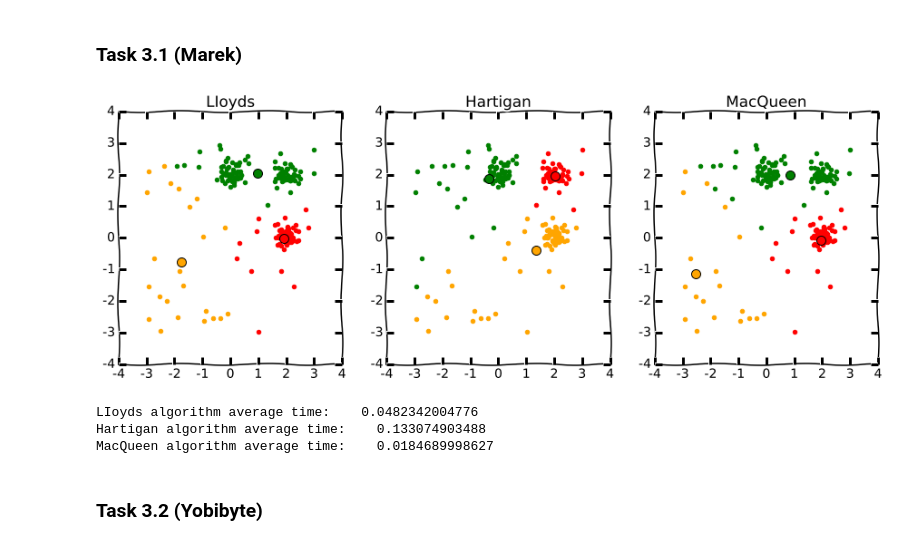
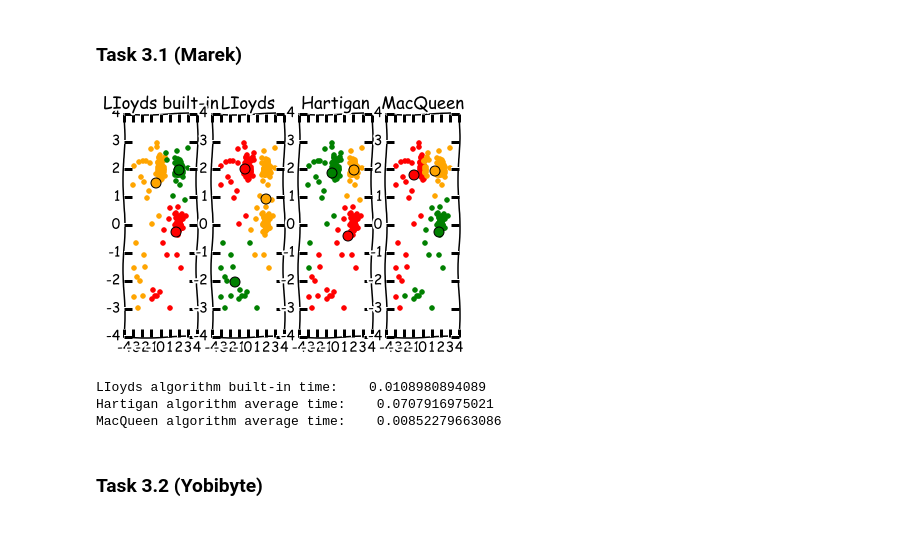
Before and after one commit to liyakun/Pattern-Recognition, a Jupyter notebook: ThirdProject/src3.ipynb, the cells around one changed output. Drawn from its saved outputs; the diff is of its cells as text; code cells hidden in the pictures.

Commit message:
built in kmeans

```diff
--- a/ThirdProject/src3.ipynb
+++ b/ThirdProject/src3.ipynb
@@ -234,27 +253,32 @@ def measureAlgRunTimes(data):
     print "MacQueen algorithm average time:   ",avg_time
 # %%
 data = np.loadtxt('resources/data-clustering-1.csv', None, comments='#', delimiter=',')
-fig = plt.figure(figsize=(15,5))
-axs1 = fig.add_subplot(131)
-axs2 = fig.add_subplot(132)
-axs3 = fig.add_subplot(133)
+fig = plt.figure()
+axs1 = fig.add_subplot(141)
+axs2 = fig.add_subplot(142)
+axs3 = fig.add_subplot(143)
+axs4 = fig.add_subplot(144)
+
+[indexes, centers] = LIoyds_Built_in(data, 3)
+axs1 = plotData(data, indexes, centers, 3, "LIoyds built-in", axs1)
 
 [indexes, centers] = LIoyds(data, 3)
-axs1 = plotData(data, indexes, centers, 3, "LIoyds", axs1)
+axs2 = plotData(data, indexes, centers, 3, "LIoyds", axs2)
 
 [indexes, centers] = Hartigan(data, 3)
-axs2 = plotData(data, indexes, centers, 3, "Hartigan", axs2)
+axs3 = plotData(data, indexes, centers, 3, "Hartigan", axs3)
 
 [indexes, centers] = MacQueen(data, 3)
-axs3 = plotData(data, indexes, centers, 3, "MacQueen", axs3)
+axs4 = plotData(data, indexes, centers, 3, "MacQueen", axs4)
+
 
 plt.show()
 measureAlgRunTimes(data)
 # %% [output]
-[figure, old version]
+[figure, new version]
-LIoyds algorithm average time:    0.0482342004776
-Hartigan algorithm average time:    0.133074903488
-MacQueen algorithm average time:    0.0184689998627
+LIoyds algorithm built-in time:    0.0108980894089
+Hartigan algorithm average time:    0.0707916975021
+MacQueen algorithm average time:    0.00852279663086
 # %% [markdown]
 ### Task 3.2 (Yobibyte)
 # %%
```
Also changed, not shown: parts of 6 cells of this notebook, 1 other file.
